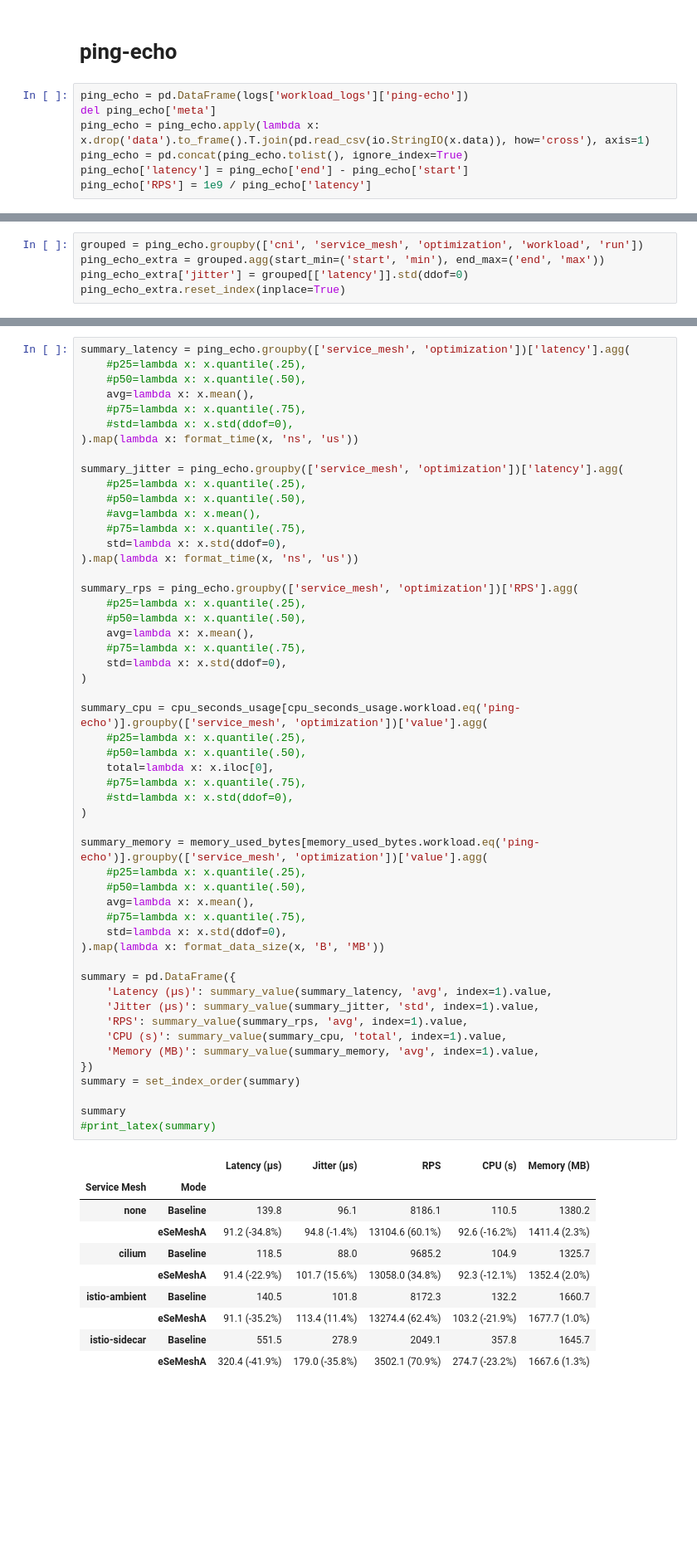
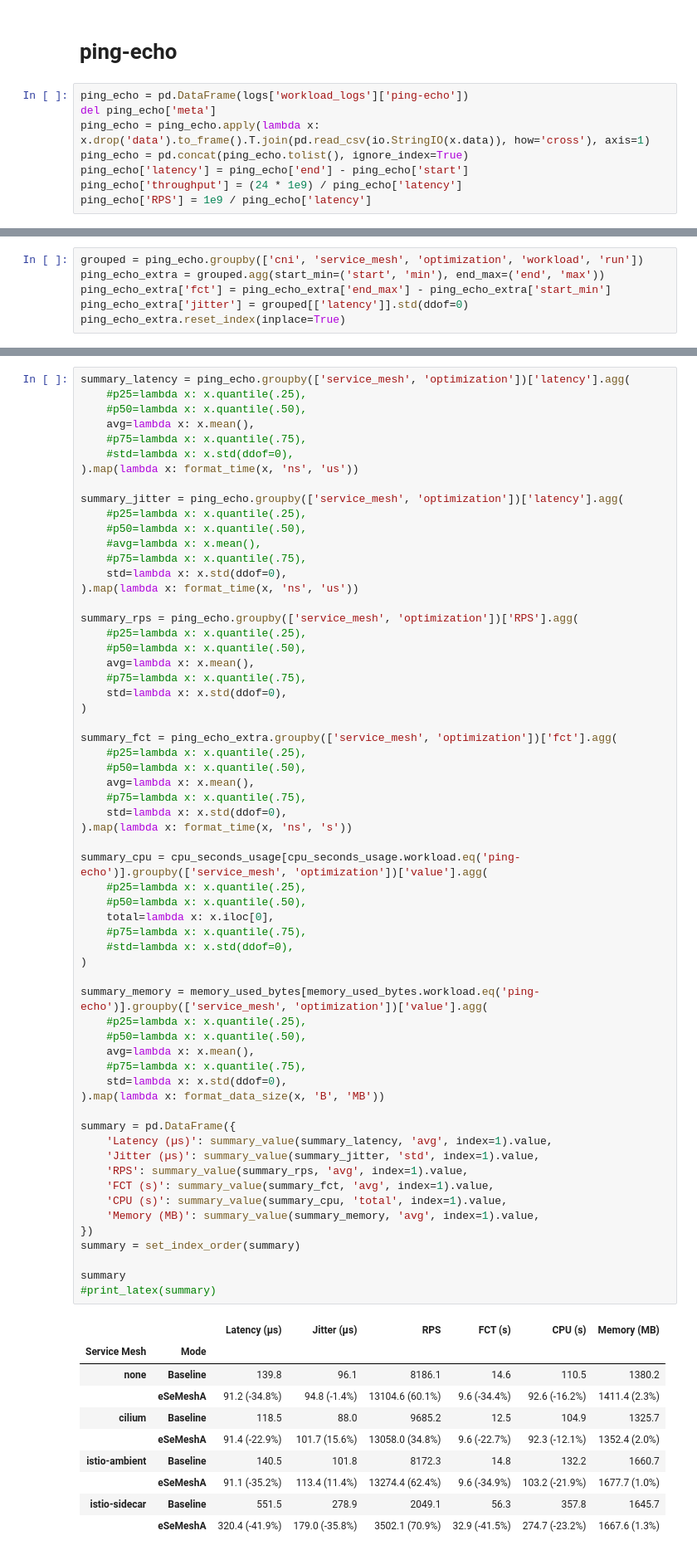
Before and after one commit to arthursimas1/mesh-fastpath, a Jupyter notebook: graphs/data-analysis.ipynb, the cells around one changed output, grey strips where cells are left out. Shown at 83% size. Drawn from its saved outputs; the diff is of its cells as text; blank space fills up the shorter version.

Commit message:
notebook: add file-transfer + redis & more analysis of ping-echo

```diff
--- a/graphs/data-analysis.ipynb
+++ b/graphs/data-analysis.ipynb
@@ -304,6 +481,7 @@ del ping_echo['meta']
 ping_echo = ping_echo.apply(lambda x: x.drop('data').to_frame().T.join(pd.read_csv(io.StringIO(x.data)), how='cross'), axis=1)
 ping_echo = pd.concat(ping_echo.tolist(), ignore_index=True)
 ping_echo['latency'] = ping_echo['end'] - ping_echo['start']
+ping_echo['throughput'] = (24 * 1e9) / ping_echo['latency']
 ping_echo['RPS'] = 1e9 / ping_echo['latency']
 # %%
 ping_echo.head()
@@ -317,6 +495,7 @@ ping_echo.head()
 # %%
 grouped = ping_echo.groupby(['cni', 'service_mesh', 'optimization', 'workload', 'run'])
 ping_echo_extra = grouped.agg(start_min=('start', 'min'), end_max=('end', 'max'))
+ping_echo_extra['fct'] = ping_echo_extra['end_max'] - ping_echo_extra['start_min']
 ping_echo_extra['jitter'] = grouped[['latency']].std(ddof=0)
 ping_echo_extra.reset_index(inplace=True)
 # %%
@@ -565,41 +871,50 @@ summary_rps = ping_echo.groupby(['service_mesh', 'optimization'])['RPS'].agg(
     std=lambda x: x.std(ddof=0),
 )
 
+summary_fct = ping_echo_extra.groupby(['service_mesh', 'optimization'])['fct'].agg(
+    #p25=lambda x: x.quantile(.25),
+    #p50=lambda x: x.quantile(.50),
+    avg=lambda x: x.mean(),
+    #p75=lambda x: x.quantile(.75),
+    std=lambda x: x.std(ddof=0),
+).map(lambda x: format_time(x, 'ns', 's'))
+
 summary_cpu = cpu_seconds_usage[cpu_seconds_usage.workload.eq('ping-echo')].groupby(['service_mesh', 'optimization'])['value'].agg(
     #p25=lambda x: x.quantile(.25),
     #p50=lambda x: x.quantile(.50),
     total=lambda x: x.iloc[0],
     #p75=lambda x: x.quantile(.75),
     #std=lambda x: x.std(ddof=0),
 )
 
 summary_memory = memory_used_bytes[memory_used_bytes.workload.eq('ping-echo')].groupby(['service_mesh', 'optimization'])['value'].agg(
     #p25=lambda x: x.quantile(.25),
     #p50=lambda x: x.quantile(.50),
     avg=lambda x: x.mean(),
     #p75=lambda x: x.quantile(.75),
     std=lambda x: x.std(ddof=0),
 ).map(lambda x: format_data_size(x, 'B', 'MB'))
 
 summary = pd.DataFrame({
     'Latency (µs)': summary_value(summary_latency, 'avg', index=1).value,
     'Jitter (µs)': summary_value(summary_jitter, 'std', index=1).value,
     'RPS': summary_value(summary_rps, 'avg', index=1).value,
+    'FCT (s)': summary_value(summary_fct, 'avg', index=1).value,
     'CPU (s)': summary_value(summary_cpu, 'total', index=1).value,
     'Memory (MB)': summary_value(summary_memory, 'avg', index=1).value,
 })
 summary = set_index_order(summary)
 
 summary
 #print_latex(summary)
 # %% [output]
-|  |  | Latency (µs) | Jitter (µs) | RPS | CPU (s) | Memory (MB) |
-| Service Mesh | Mode |  |  |  |  |  |
-| none | Baseline | 139.8 | 96.1 | 8186.1 | 110.5 | 1380.2 |
-|  | eSeMeshA | 91.2 (-34.8%) | 94.8 (-1.4%) | 13104.6 (60.1%) | 92.6 (-16.2%) | 1411.4 (2.3%) |
-| cilium | Baseline | 118.5 | 88.0 | 9685.2 | 104.9 | 1325.7 |
-|  | eSeMeshA | 91.4 (-22.9%) | 101.7 (15.6%) | 13058.0 (34.8%) | 92.3 (-12.1%) | 1352.4 (2.0%) |
-| istio-ambient | Baseline | 140.5 | 101.8 | 8172.3 | 132.2 | 1660.7 |
-|  | eSeMeshA | 91.1 (-35.2%) | 113.4 (11.4%) | 13274.4 (62.4%) | 103.2 (-21.9%) | 1677.7 (1.0%) |
-| istio-sidecar | Baseline | 551.5 | 278.9 | 2049.1 | 357.8 | 1645.7 |
-|  | eSeMeshA | 320.4 (-41.9%) | 179.0 (-35.8%) | 3502.1 (70.9%) | 274.7 (-23.2%) | 1667.6 (1.3%) |
+|  |  | Latency (µs) | Jitter (µs) | RPS | FCT (s) | CPU (s) | Memory (MB) |
+| Service Mesh | Mode |  |  |  |  |  |  |
+| none | Baseline | 139.8 | 96.1 | 8186.1 | 14.6 | 110.5 | 1380.2 |
+|  | eSeMeshA | 91.2 (-34.8%) | 94.8 (-1.4%) | 13104.6 (60.1%) | 9.6 (-34.4%) | 92.6 (-16.2%) | 1411.4 (2.3%) |
+| cilium | Baseline | 118.5 | 88.0 | 9685.2 | 12.5 | 104.9 | 1325.7 |
+|  | eSeMeshA | 91.4 (-22.9%) | 101.7 (15.6%) | 13058.0 (34.8%) | 9.6 (-22.7%) | 92.3 (-12.1%) | 1352.4 (2.0%) |
+| istio-ambient | Baseline | 140.5 | 101.8 | 8172.3 | 14.8 | 132.2 | 1660.7 |
+|  | eSeMeshA | 91.1 (-35.2%) | 113.4 (11.4%) | 13274.4 (62.4%) | 9.6 (-34.9%) | 103.2 (-21.9%) | 1677.7 (1.0%) |
+| istio-sidecar | Baseline | 551.5 | 278.9 | 2049.1 | 56.3 | 357.8 | 1645.7 |
+|  | eSeMeshA | 320.4 (-41.9%) | 179.0 (-35.8%) | 3502.1 (70.9%) | 32.9 (-41.5%) | 274.7 (-23.2%) | 1667.6 (1.3%) |
```
Also changed, not shown: parts of 48 cells of this notebook, 17 other files.
